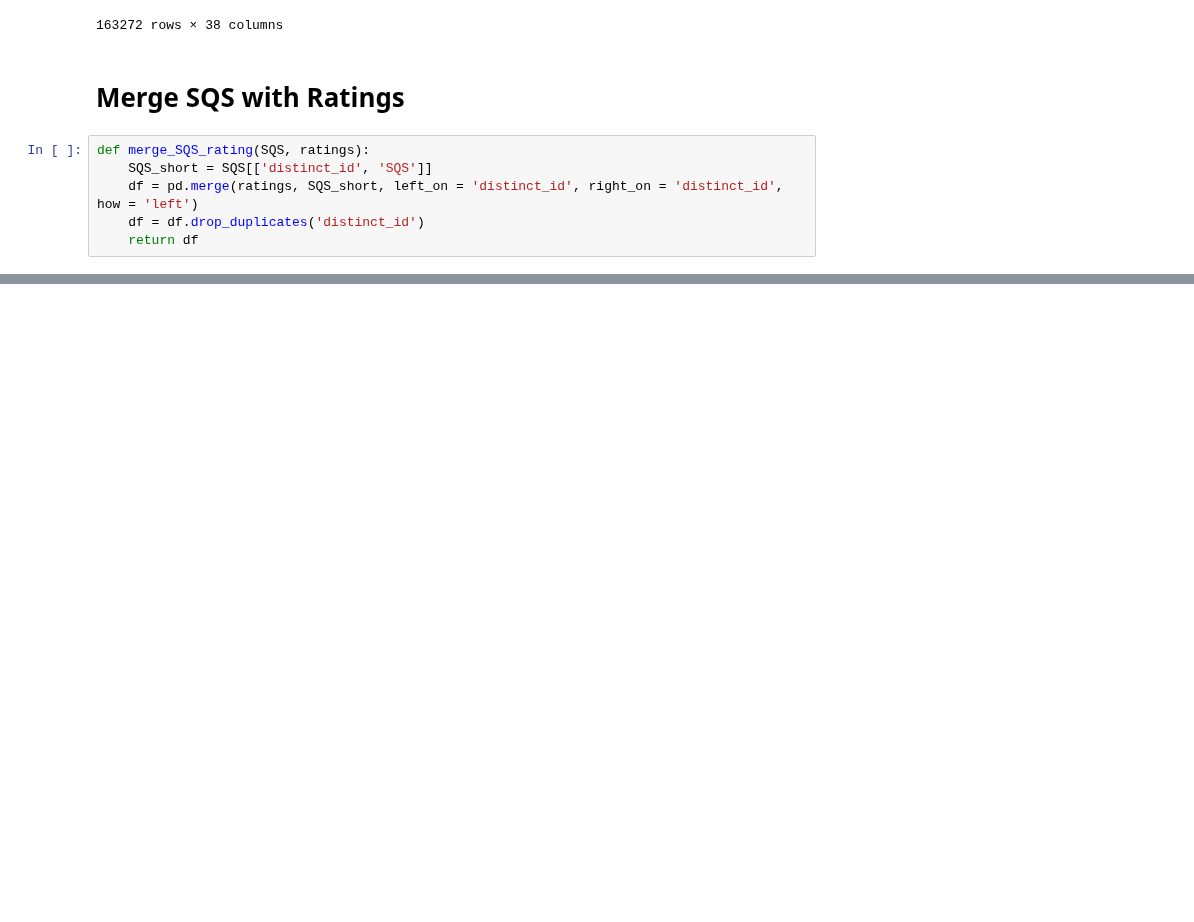
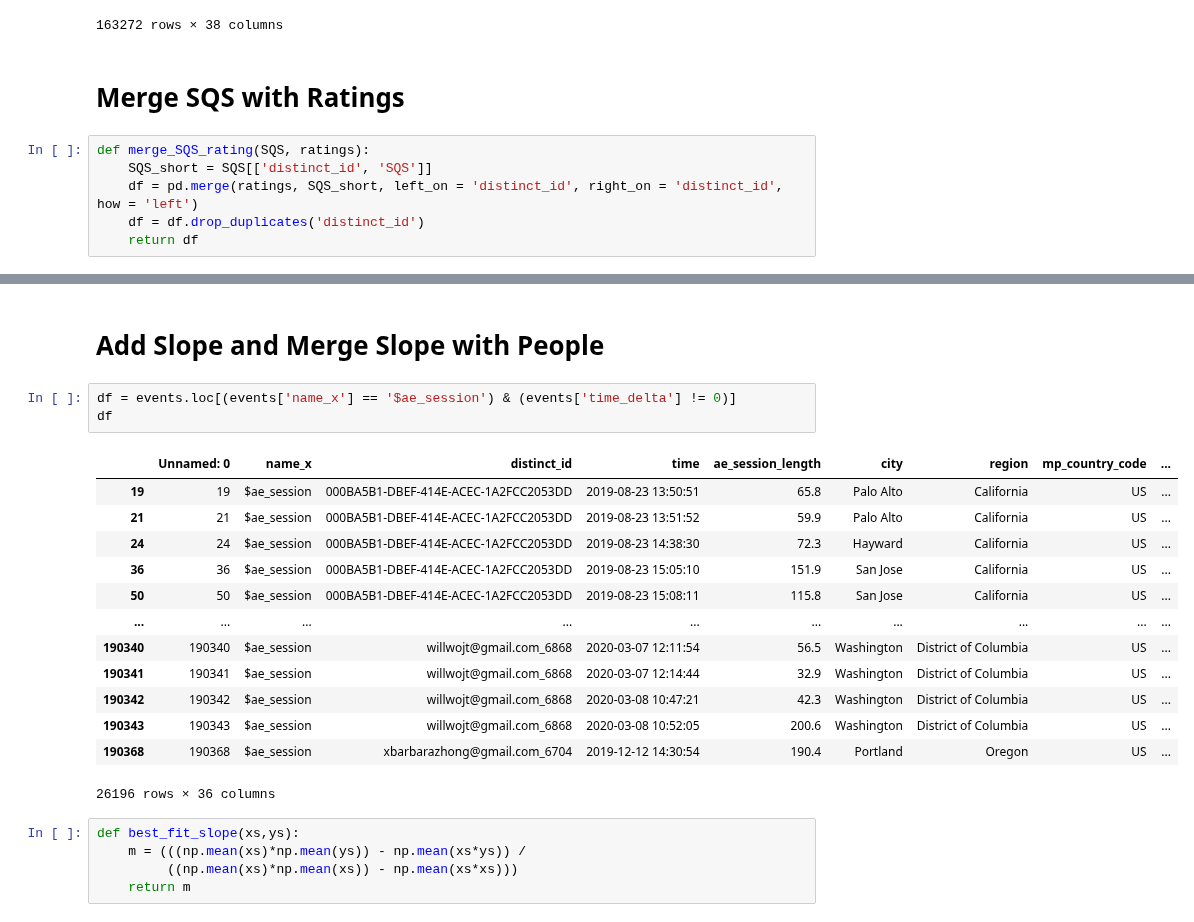
Before and after one commit to prkrishnan1/Simmer_DSS_SP20_Project_1, a Jupyter notebook: Churn_Metrics.ipynb, the cells around one changed output, grey strips where cells are left out. Drawn from its saved outputs; the diff is of its cells as text; blank space fills up the shorter version.

Commit message:
added slope

```diff
--- a/Churn_Metrics.ipynb
+++ b/Churn_Metrics.ipynb
@@ -231,3 +222,27 @@ merge_SQS_rating(SQS_df, ratings_df)
 | 86469 | 619EECB8-EA49-493B-9048-4EAB912BF98E | 4227 | Lucy Li | US | Facebook | 67 | ... |
 | 86518 | 1D828D20-752E-45B9-966A-C893DF041CFE | 6065 | Kecheng Liu | US | Google | 85 | ... |
 181 rows × 17 columns
+# %% [markdown]
+# Add Slope and Merge Slope with People
+# %%
+df = events.loc[(events['name_x'] == '$ae_session') & (events['time_delta'] != 0)]
+df
+# %% [output]
+|  | Unnamed: 0 | name_x | distinct_id | time | ae_session_length | city | region | mp_country_code | ... |
+| 19 | 19 | $ae_session | 000BA5B1-DBEF-414E-ACEC-1A2FCC2053DD | 2019-08-23 13:50:51 | 65.8 | Palo Alto | California | US | ... |
+| 21 | 21 | $ae_session | 000BA5B1-DBEF-414E-ACEC-1A2FCC2053DD | 2019-08-23 13:51:52 | 59.9 | Palo Alto | California | US | ... |
+| 24 | 24 | $ae_session | 000BA5B1-DBEF-414E-ACEC-1A2FCC2053DD | 2019-08-23 14:38:30 | 72.3 | Hayward | California | US | ... |
+| 36 | 36 | $ae_session | 000BA5B1-DBEF-414E-ACEC-1A2FCC2053DD | 2019-08-23 15:05:10 | 151.9 | San Jose | California | US | ... |
+| 50 | 50 | $ae_session | 000BA5B1-DBEF-414E-ACEC-1A2FCC2053DD | 2019-08-23 15:08:11 | 115.8 | San Jose | California | US | ... |
+| ... | ... | ... | ... | ... | ... | ... | ... | ... | ... |
+| 190340 | 190340 | $ae_session | willwojt@gmail.com_6868 | 2020-03-07 12:11:54 | 56.5 | Washington | District of Columbia | US | ... |
+| 190341 | 190341 | $ae_session | willwojt@gmail.com_6868 | 2020-03-07 12:14:44 | 32.9 | Washington | District of Columbia | US | ... |
+| 190342 | 190342 | $ae_session | willwojt@gmail.com_6868 | 2020-03-08 10:47:21 | 42.3 | Washington | District of Columbia | US | ... |
+| 190343 | 190343 | $ae_session | willwojt@gmail.com_6868 | 2020-03-08 10:52:05 | 200.6 | Washington | District of Columbia | US | ... |
+| 190368 | 190368 | $ae_session | xbarbarazhong@gmail.com_6704 | 2019-12-12 14:30:54 | 190.4 | Portland | Oregon | US | ... |
+26196 rows × 36 columns
+# %%
+def best_fit_slope(xs,ys):
+    m = (((np.mean(xs)*np.mean(ys)) - np.mean(xs*ys)) /
+         ((np.mean(xs)*np.mean(xs)) - np.mean(xs*xs)))
+    return m
```
Also changed, not shown: parts of 10 cells of this notebook.
